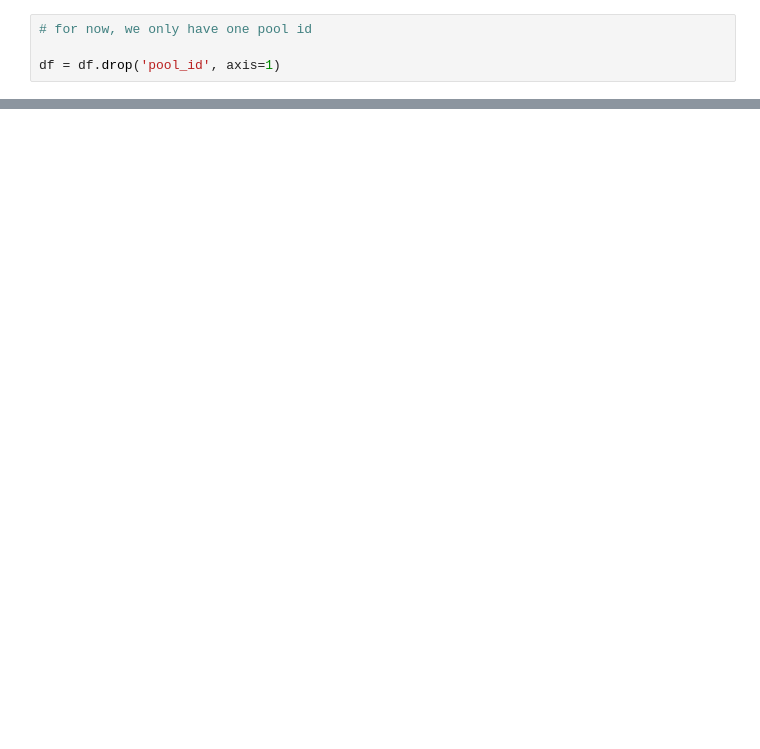
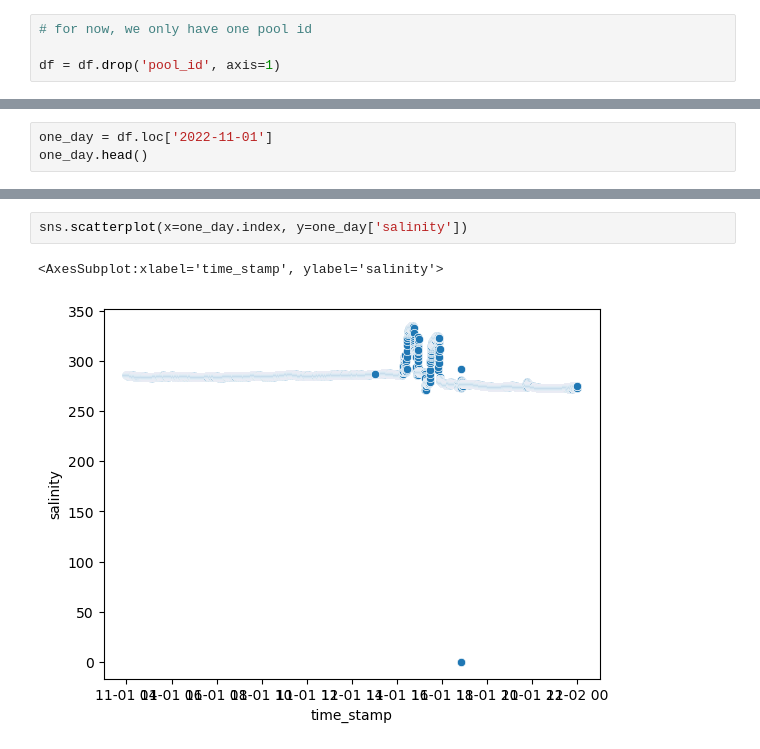
Before and after one commit to lutimoth/RIIPEN_ANTLER, a Jupyter notebook: Tim_Notebooks/Data Wrangle and EDA.ipynb, the cells around one changed output, grey strips where cells are left out. Saved outputs shown, nothing was run; the diff lists cells and outputs as text; blank space fills up the shorter version.

```diff
--- a/Tim_Notebooks/Data Wrangle and EDA.ipynb
+++ b/Tim_Notebooks/Data Wrangle and EDA.ipynb
@@ -52,0 +84,3 @@ df.plot(subplots = True, grid = True, sharex=False,\
+# %%
+one_day = df.loc['2022-11-01']
+one_day.head()
@@ -52,0 +95,5 @@ df.plot(subplots = True, grid = True, sharex=False,\
+# %%
+sns.scatterplot(x=one_day.index, y=one_day['salinity'])
+# %% [output]
+<AxesSubplot:xlabel='time_stamp', ylabel='salinity'>
+[figure, added]
```
Also changed, not shown: parts of 8 cells of this notebook.
